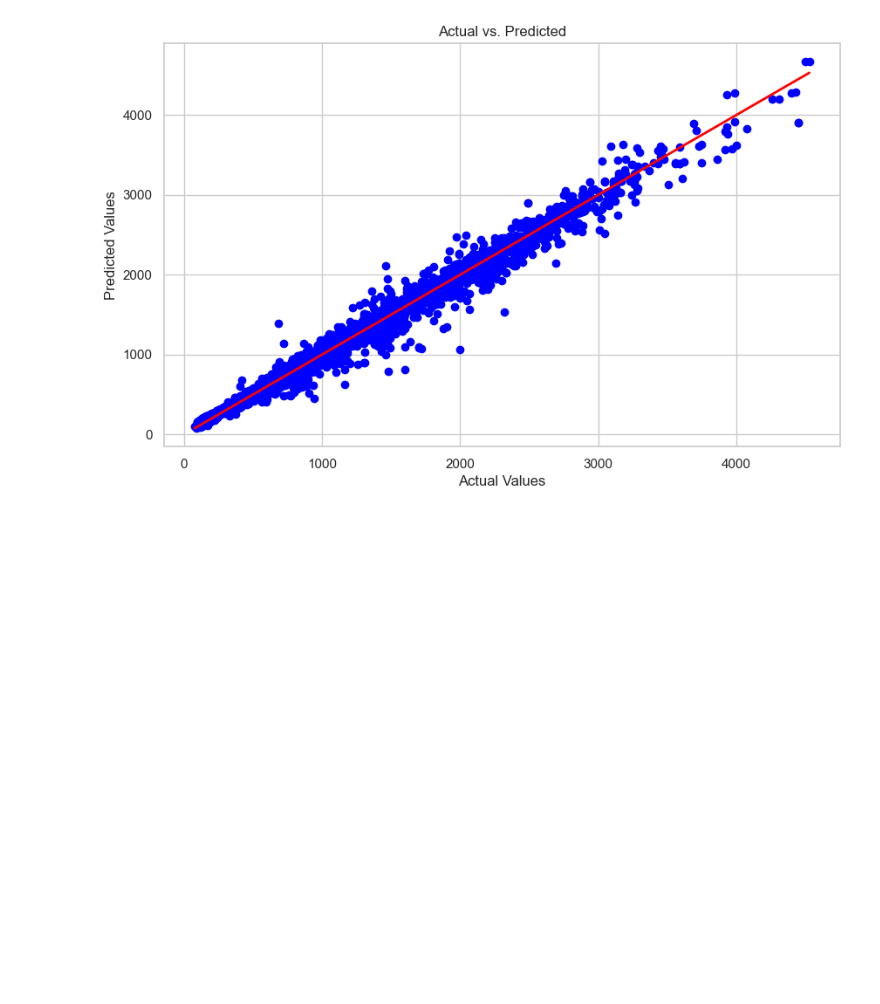
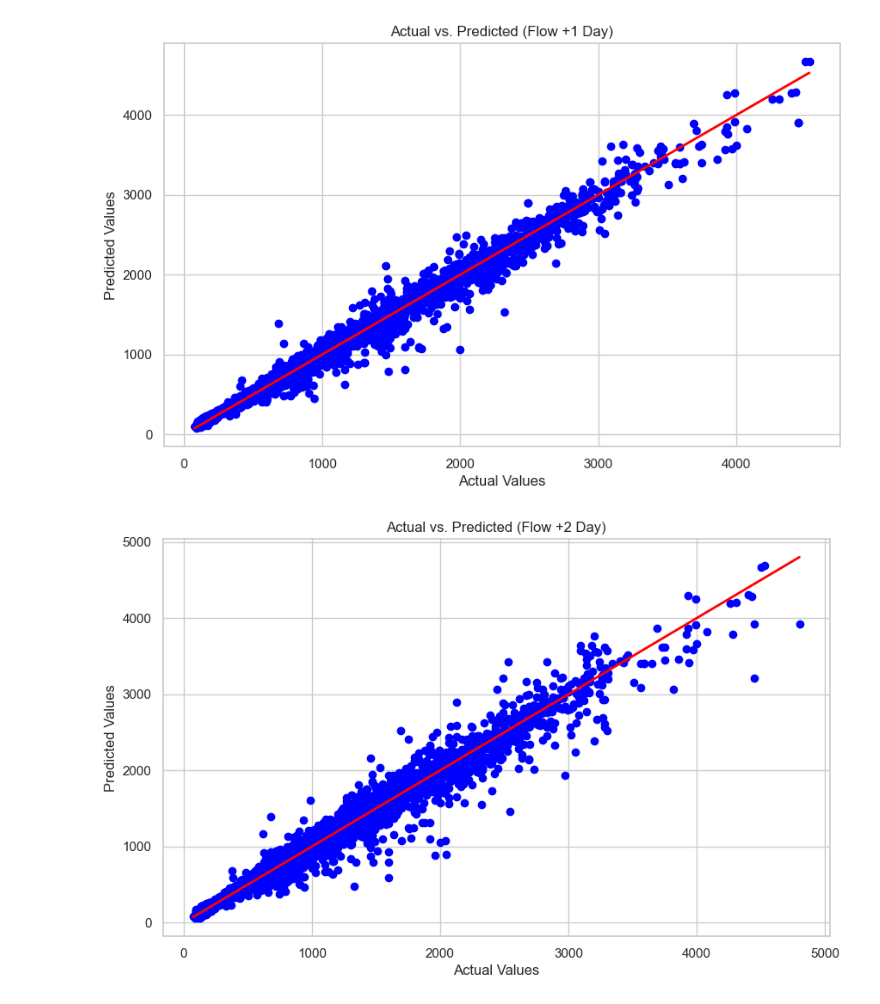
Before and after one commit to Abdullah-Usmani/flood-research1, a Jupyter notebook: LinSVR.ipynb, the cells around one changed output. Saved outputs shown, nothing was run; the diff lists cells and outputs as text; code cells hidden in the pictures; blank space fills up the shorter version.

```diff
--- a/LinSVR.ipynb
+++ b/LinSVR.ipynb
@@ -32,6 +33,11 @@ df = pd.read_csv('collective1972-2023.csv')
 # %%
 # Drop any non-numeric columns that aren't needed for training
 df.drop(['LOCAL_DATE', 'SYM', 'CITY', 'STATION', 'LATITUDE', 'LONGITUDE', 'LATITUDE', 'MAX_REL_HUMIDITY', 'MIN_REL_HUMIDITY', 'DIRECTION_MAX_GUST', 'SPEED_MAX_GUST', 'COOLING_DEGREE_DAYS', 'Flow-2', 'Flow-3'], axis=1, inplace=True)
+
+# Create new columns with flow values after 1 day, 2 days, 3 days
+df['Flow+1'] = df['Flow0'].shift(-1)  # Shift up by 1
+df['Flow+2'] = df['Flow0'].shift(-2)  # Shift up by 2
+df['Flow+3'] = df['Flow0'].shift(-3)  # Shift up by 3
 
 # Impute missing values
 # imputer = SimpleImputer(strategy='constant', fill_value=0)
@@ -40,8 +46,8 @@ df_imputed = df.dropna()
 
 print(df_imputed.describe())
 # Define X and Y
-Y = df_imputed['Flow0']  # Target variable
-X = df_imputed.drop('Flow0', axis=1)  # Features
+Y = df_imputed[['Flow0', 'Flow+1', 'Flow+2', 'Flow+3']]  # Target variable
+X = df_imputed.drop(['Flow0', 'Flow+1', 'Flow+2', 'Flow+3'], axis=1)  # Features
 # %% [output]
        HEATING_DEGREE_DAYS  TOTAL_PRECIPITATION    TOTAL_RAIN    TOTAL_SNOW  \
 count         22285.000000         22285.000000  22285.000000  22285.000000
@@ -65,22 +71,25 @@ scaler_X = StandardScaler()
 scaler_Y = StandardScaler()
 
 X_scaled = scaler_X.fit_transform(X)
-Y_scaled = scaler_Y.fit_transform(Y.values.reshape(-1, 1)).flatten()
+# Y_scaled = scaler_Y.fit_transform(Y.values.reshape(-1, 1)).flatten()
+Y_scaled = scaler_Y.fit_transform(Y)
 
 # Train-test split
-X_train, X_test, Y_train, Y_test = train_test_split(X_scaled, Y_scaled, test_size=0.30, random_state=9)
+X_train, X_test, Y_train, Y_test = train_test_split(X_scaled, Y_scaled, test_size=0.30, random_state=3)
 # %%
 
 # Train the SVR model
 # 'C': 100, 'epsilon': 0.1, 'gamma': 0.01, 'kernel': 'rbf'
 svr_linear = SVR(kernel='linear')
-svr_linear.fit(X_train, Y_train)
+multi_svr_linear = MultiOutputRegressor(svr_linear)
+multi_svr_linear.fit(X_train, Y_train)
 
 # Y_pred = svm_model.predict(X_test)
 
 # Make predictions
-Y_pred_scaled = svr_linear.predict(X_test)
-Y_pred = scaler_Y.inverse_transform(Y_pred_scaled.reshape(-1, 1)).flatten()
+Y_pred_scaled = multi_svr_linear.predict(X_test)
+# Y_pred = scaler_Y.inverse_transform(Y_pred_scaled.reshape(-1, 1)).flatten()
+Y_pred = scaler_Y.inverse_transform(Y_pred_scaled)
 Y_pred = np.maximum(Y_pred, 0)
 
-Y_test = scaler_Y.inverse_transform(Y_test.reshape(-1, 1)).flatten()
+Y_test = scaler_Y.inverse_transform(Y_test)
@@ -170,10 +241,13 @@ plt.show()
 # %%
-plt.figure(figsize=(10, 6))
-plt.scatter(Y_test, Y_pred, color='blue')
-plt.plot([min(Y_test), max(Y_test)], [min(Y_test), max(Y_test)], color='red', linewidth=2)
-plt.xlabel('Actual Values')
-plt.ylabel('Predicted Values')
-plt.title('Actual vs. Predicted')
-plt.show()
+# Scatter plots for each output (Flow+1, Flow+2, Flow+3)
+for i in range(Y_pred.shape[1]):
+    plt.figure(figsize=(10, 6))
+    plt.scatter(Y_test[:, i], Y_pred[:, i], color='blue')
+    plt.plot([min(Y_test[:, i]), max(Y_test[:, i])], [min(Y_test[:, i]), max(Y_test[:, i])], color='red', linewidth=2)
+    plt.xlabel('Actual Values')
+    plt.ylabel('Predicted Values')
+    plt.title(f'Actual vs. Predicted (Flow +{i} Day)')
+    plt.show()
 # %% [output]
-[figure, old version]
+[figure, new version]
+[figure, added]
```
Also changed, not shown: parts of 15 cells of this notebook, 1 other file.
